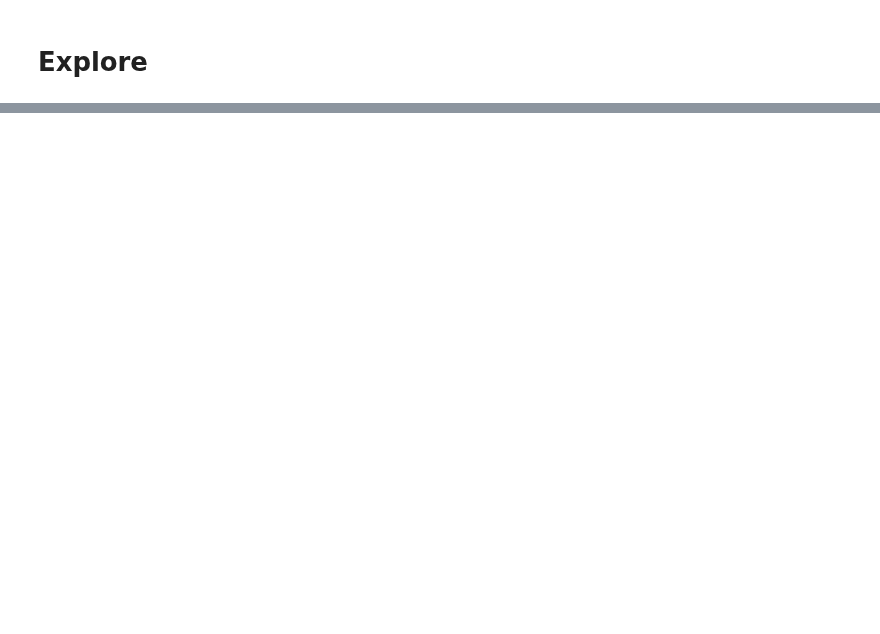
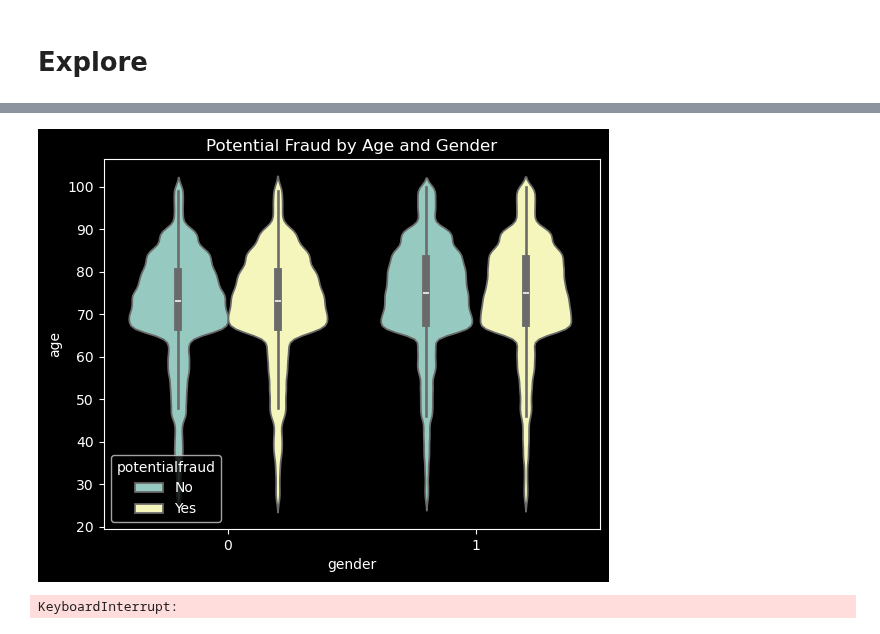
Before and after one commit to AswathyRadha100/Fraud_Detection_In_Healthcare, a Jupyter notebook: Workbooks/Ramiro/draft_health_care_fraud.ipynb, the cells around one changed output, grey strips where cells are left out. Saved outputs shown, nothing was run; the diff lists cells and outputs as text; code cells hidden in the pictures; blank space fills up the shorter version.

```diff
--- a/Workbooks/Ramiro/draft_health_care_fraud.ipynb
+++ b/Workbooks/Ramiro/draft_health_care_fraud.ipynb
@@ -422,0 +510,6 @@ inpatient_df.head(3)
+# %%
+sns.violinplot(data=outpatient_df, x="gender", y="age", hue="potentialfraud")
+plt.title('Potential Fraud by Age and Gender')
+plt.show()
+# %% [output]
+[figure, added]
@@ -422,0 +518,5 @@ inpatient_df.head(3)
+# %%
+sns.scatterplot(data=outpatient_df, x='age', y='claimid', hue='potentialfraud')
+plt.title('')
+# %% [output]
+KeyboardInterrupt:
```
Also changed, not shown: parts of 10 cells of this notebook.
